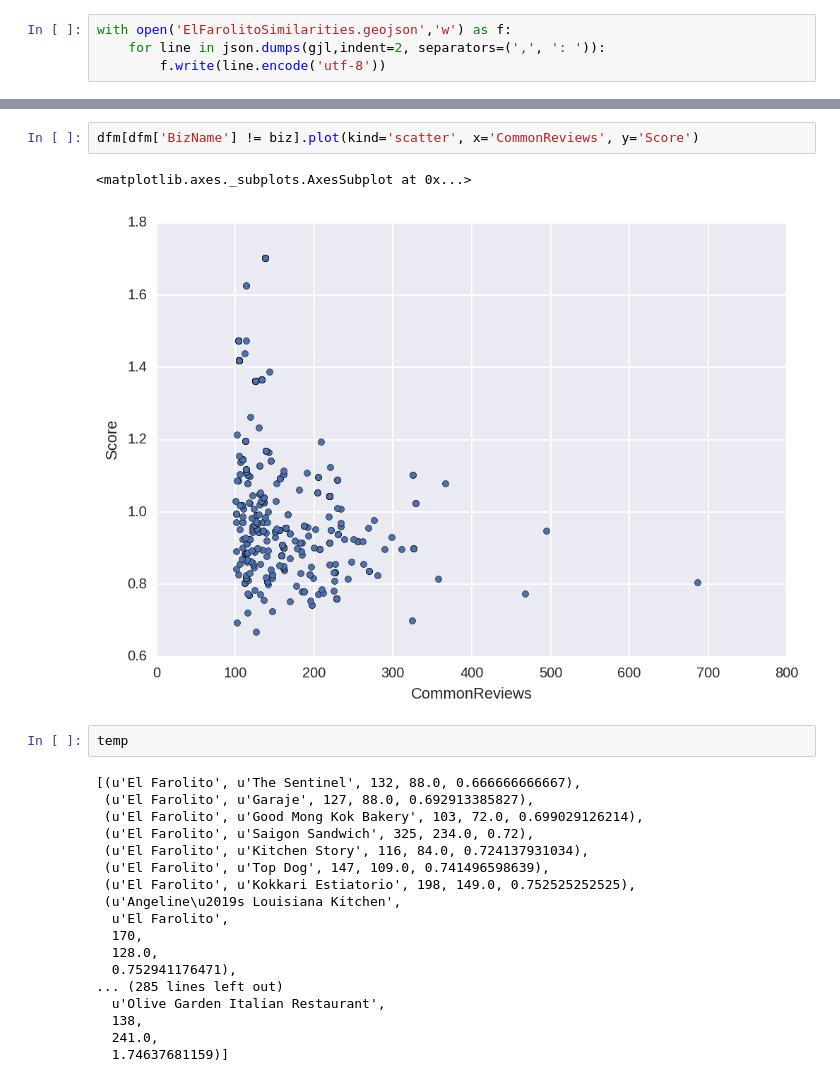
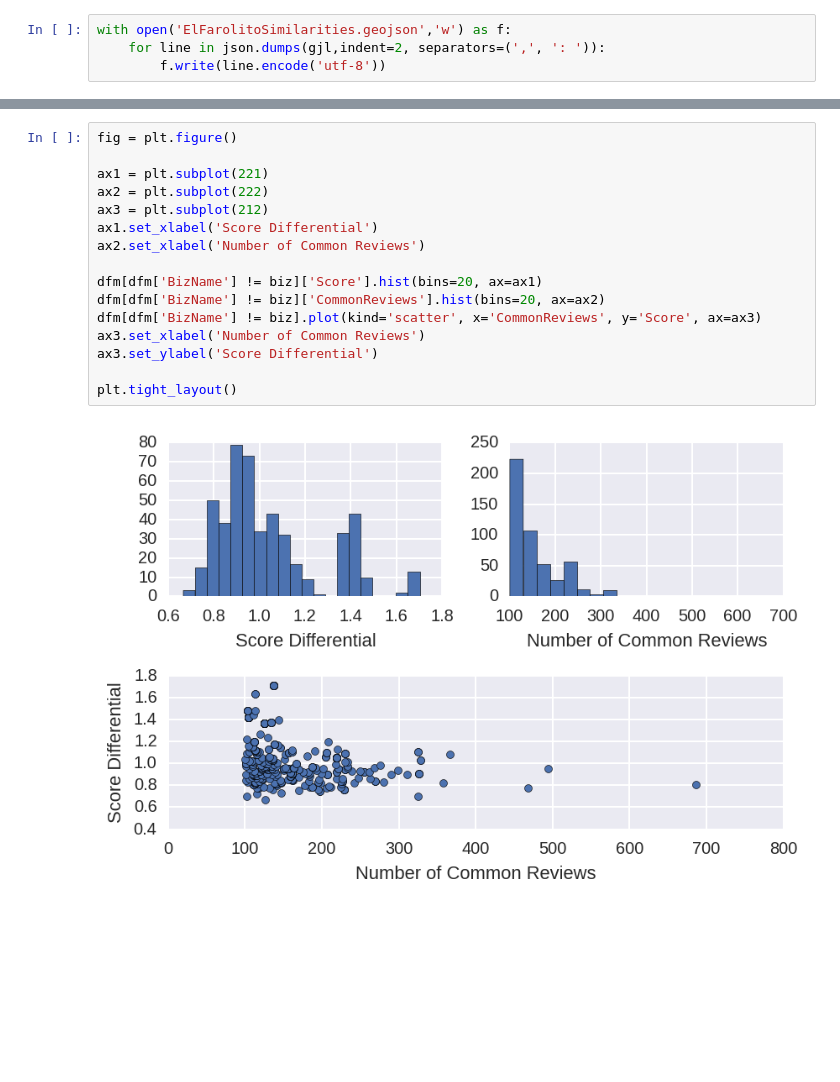
Before and after one commit to natetlawrence/foodsense, a Jupyter notebook: MakeGeoJSON.ipynb, the cells around one changed output, grey strips where cells are left out. Drawn from its saved outputs; the diff is of its cells as text; blank space fills up the shorter version.

Commit message:
Added El Farolito plot

```diff
--- a/MakeGeoJSON.ipynb
+++ b/MakeGeoJSON.ipynb
@@ -85,25 +76,18 @@ dfm[dfm['BizName'] != biz]['CommonReviews'].hist(bins=20)
-# %%
-dfm[dfm['BizName'] != biz].plot(kind='scatter', x='CommonReviews', y='Score')
-# %% [output]
-<matplotlib.axes._subplots.AxesSubplot at 0x...>
-[figure, removed]
-# %%
-temp
-# %% [output]
-[(u'El Farolito', u'The Sentinel', 132, 88.0, 0.666666666667),
- (u'El Farolito', u'Garaje', 127, 88.0, 0.692913385827),
- (u'El Farolito', u'Good Mong Kok Bakery', 103, 72.0, 0.699029126214),
- (u'El Farolito', u'Saigon Sandwich', 325, 234.0, 0.72),
- (u'El Farolito', u'Kitchen Story', 116, 84.0, 0.724137931034),
- (u'El Farolito', u'Top Dog', 147, 109.0, 0.741496598639),
- (u'El Farolito', u'Kokkari Estiatorio', 198, 149.0, 0.752525252525),
- (u'Angeline\u2019s Louisiana Kitchen',
-  u'El Farolito',
-  170,
-  128.0,
-  0.752941176471),
-... (285 lines left out)
-  u'Olive Garden Italian Restaurant',
-  138,
-  241.0,
-  1.74637681159)]
+# %%
+fig = plt.figure()
+
+ax1 = plt.subplot(221)
+ax2 = plt.subplot(222)
+ax3 = plt.subplot(212)
+ax1.set_xlabel('Score Differential')
+ax2.set_xlabel('Number of Common Reviews')
+
+dfm[dfm['BizName'] != biz]['Score'].hist(bins=20, ax=ax1)
+dfm[dfm['BizName'] != biz]['CommonReviews'].hist(bins=20, ax=ax2)
+dfm[dfm['BizName'] != biz].plot(kind='scatter', x='CommonReviews', y='Score', ax=ax3)
+ax3.set_xlabel('Number of Common Reviews')
+ax3.set_ylabel('Score Differential')
+
+plt.tight_layout()
+# %% [output]
+[figure, added]
```
Also changed, not shown: parts of 3 cells of this notebook, 1 other file.
